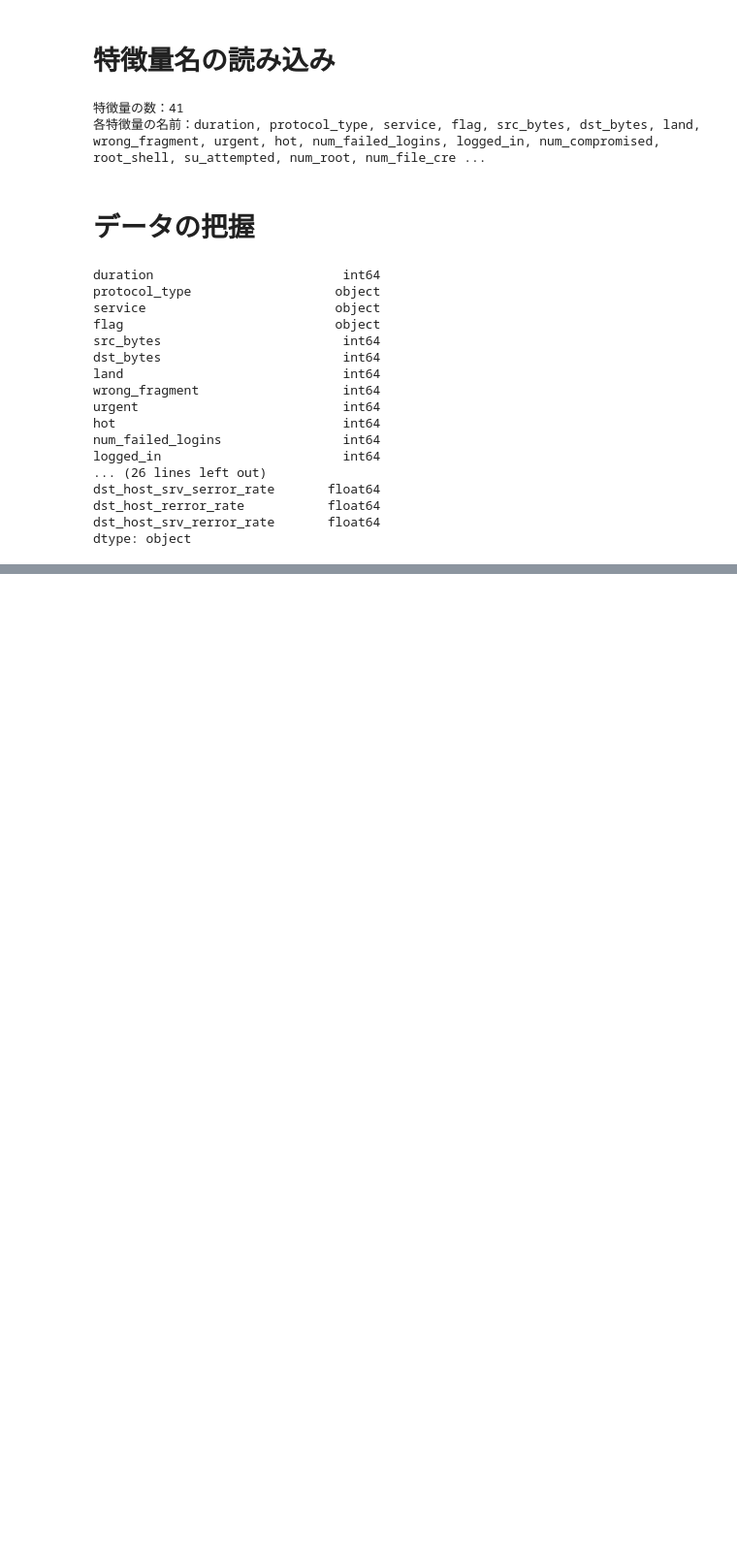
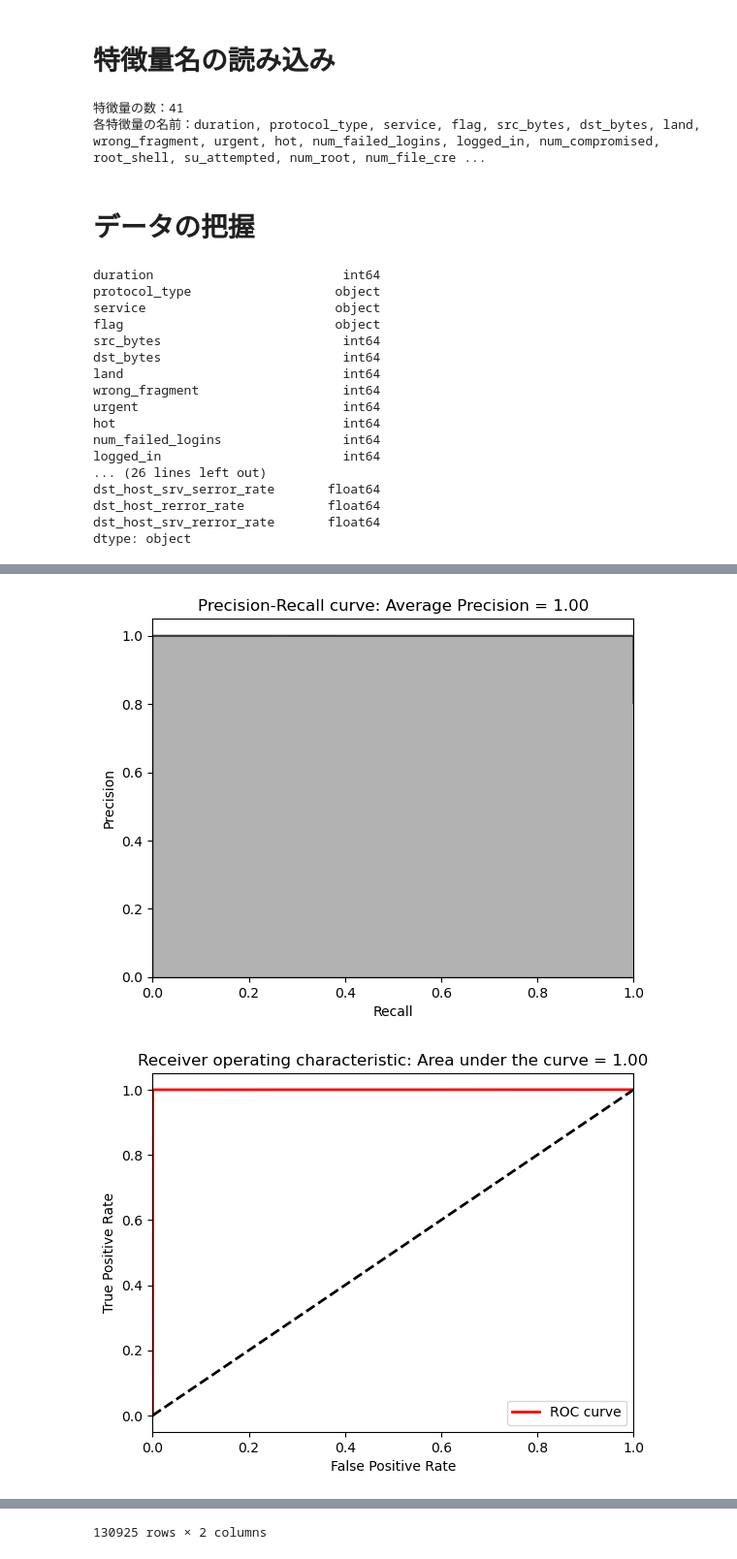
Before and after one commit to RyutaSato/ml-study-archive-rsato, a Jupyter notebook: kdd99/main-2023-6-22.ipynb, the cells around one changed output, grey strips where cells are left out. Shown at 97% size. Saved outputs shown, nothing was run; the diff lists cells and outputs as text; code cells hidden in the pictures; blank space fills up the shorter version.

```diff
--- a/kdd99/main-2023-6-22.ipynb
+++ b/kdd99/main-2023-6-22.ipynb
@@ -76,0 +186,9 @@ print(f"データの総数：{len(data)}")
+# %%
+# ワンホットエンコーディング　-> drop
+data_x = data_x.drop(columns=['protocol_type', 'service', 'flag'], axis=1)
+# %%
+# 標準化
+from sklearn.preprocessing import StandardScaler
+data_x = pd.DataFrame(StandardScaler().fit_transform(data_x))
+# %%
+x_train, x_test, y_train, y_test = train_test_split(data_x, data_y, stratify=data_y, test_size=0.33, random_state=2018)
@@ -76,0 +279,10 @@ print(f"データの総数：{len(data)}")
+# %%
+# Evaluate on Test Set
+predictions = pd.Series(data=gbm.predict(x_test,
+                                         num_iteration=gbm.best_iteration), index=x_test.index)
+# %%
+preds, average_precision = plot_results(y_test, predictions, True)
+preds[preds['true_label'] == 1]
+# %% [output]
+[figure, added]
+[figure, added]
@@ -76,0 +301 @@ print(f"データの総数：{len(data)}")
+130925 rows × 2 columns
```
Also changed, not shown: parts of 33 cells of this notebook, 6 other files.
